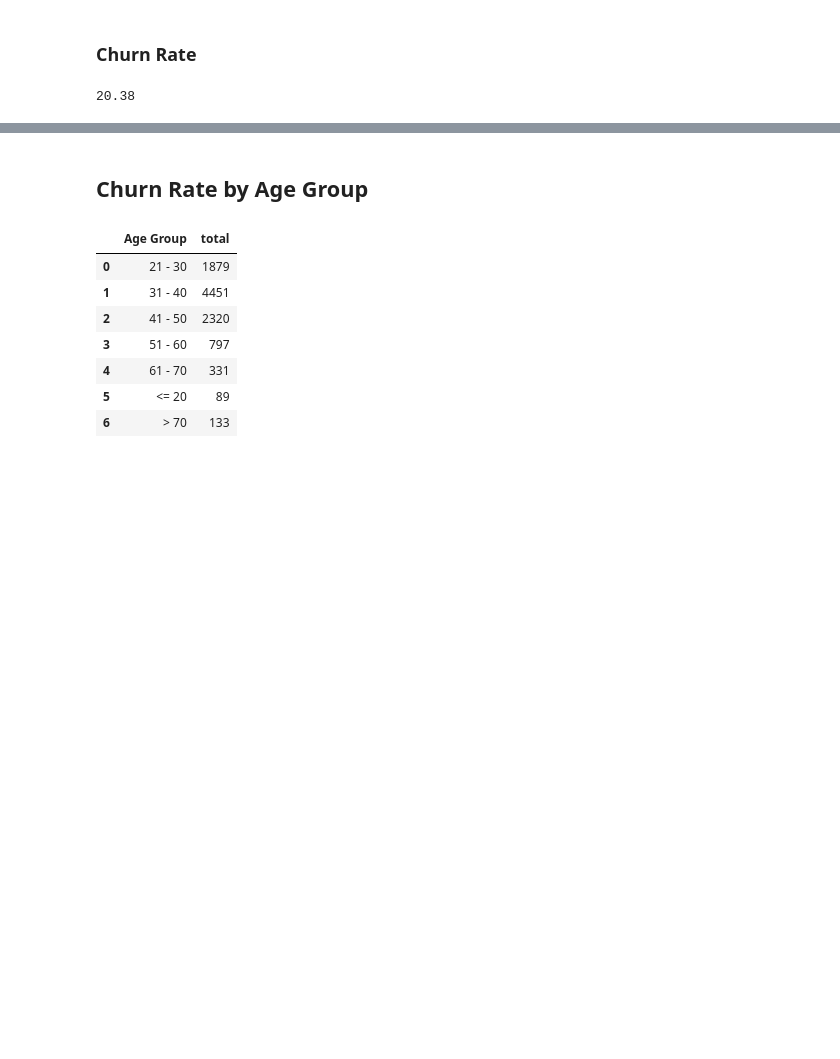
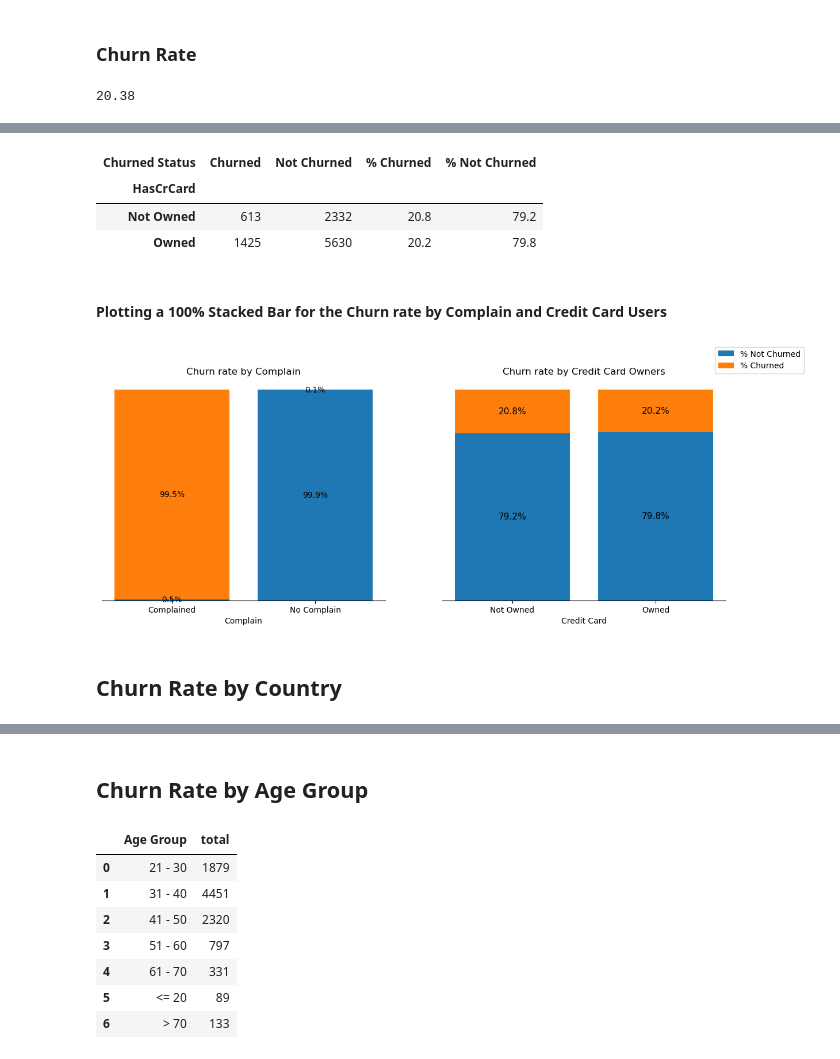
Before and after one commit to valezenwanne/Bank-Customer-Churn-Prediction, a Jupyter notebook: Bank Customer Churn Prediction.ipynb, the cells around one changed output, grey strips where cells are left out. Drawn from its saved outputs; the diff is of its cells as text; code cells hidden in the pictures; blank space fills up the shorter version.

```diff
--- a/Bank Customer Churn Prediction.ipynb
+++ b/Bank Customer Churn Prediction.ipynb
@@ -584,0 +633,3 @@ churn_rate
+# %%
+complain_churn = df1.pivot_table(index='Complain', columns='Churned Status', values='CustomerId', aggfunc='count')
+complain_churn
@@ -584,0 +641,5 @@ churn_rate
+# %%
+#creating percentage churn and not churn columns
+complain_churn['% Churned'] = round((complain_churn['Churned']/(complain_churn['Churned']+complain_churn['Not Churned']))*100, 1)
+complain_churn['% Not Churned'] = round((complain_churn['Not Churned']/(complain_churn['Churned']+complain_churn['Not Churned']))*100, 1)
+complain_churn
@@ -584,0 +653,5 @@ churn_rate
+# %%
+# Summarize the data by Credit Card users
+
+card_churn = df1.pivot_table(index='HasCrCard', columns='Churned Status', values='CustomerId', aggfunc='count')
+card_churn
@@ -584,0 +663,66 @@ churn_rate
+# %%
+#creating percentage churn and not churn columns
+card_churn['% Churned'] = round((card_churn['Churned']/(card_churn['Churned']+card_churn['Not Churned']))*100, 1)
+card_churn['% Not Churned'] = round((card_churn['Not Churned']/(card_churn['Churned']+card_churn['Not Churned']))*100, 1)
+card_churn
+# %% [output]
+| Churned Status | Churned | Not Churned | % Churned | % Not Churned |
+| HasCrCard |  |  |  |  |
+| Not Owned | 613 | 2332 | 20.8 | 79.2 |
+| Owned | 1425 | 5630 | 20.2 | 79.8 |
+# %% [markdown]
+#### Plotting a 100% Stacked Bar for the Churn rate by Complain and Credit Card Users
+# %%
+#plotting a 100% Stacked Bar for the Churn rate by Complain and credit card users
+
+fig, ax = plt.subplots(1, 2, figsize=[14, 5])
+
+ax[0].bar(complain_churn.index,
+         complain_churn['% Not Churned'],
+         label='% Not Churned')
+ax[0].bar(complain_churn.index,
+         complain_churn['% Churned'],
+         label='% Churned',
+         bottom=complain_churn['% Not Churned'])
+
+ax[1].bar(card_churn.index,
+         card_churn['% Not Churned'])
+ax[1].bar(card_churn.index,
+         card_churn['% Churned'],
+         bottom=card_churn['% Not Churned'])
+
+
+#add title, label
+ax[0].set_title('Churn rate by Complain')
+ax[1].set_title('Churn rate by Credit Card Owners')
+ax[0].set_xlabel('Complain')
+ax[1].set_xlabel('Credit Card')
+
+#remove spines and axis
+sns.despine(left=True)
+ax[0].yaxis.set_visible(False)
+ax[1].yaxis.set_visible(False)
+
+#add legend
+fig.legend()
+
+
+# add bar annotation
+for c in ax[0].containers:
+    labels = [str(v.get_height().round(1))+'%' if v.get_height()>0 else '' for v in c]
+    ax[0].bar_label(c,
+                   labels=labels,
+                   size=10,
+                   label_type='center')
+for c in ax[1].containers:
+    labels = [str(v.get_height().round(1))+'%' if v.get_height()>0 else '' for v in c]
+    ax[1].bar_label(c,
+                   labels=labels,
+                   size=11,
+                   label_type='center')
+
+plt.show()
+# %% [output]
+[figure, added]
+# %% [markdown]
+## Churn Rate by Country
```
Also changed, not shown: parts of 51 cells of this notebook.
